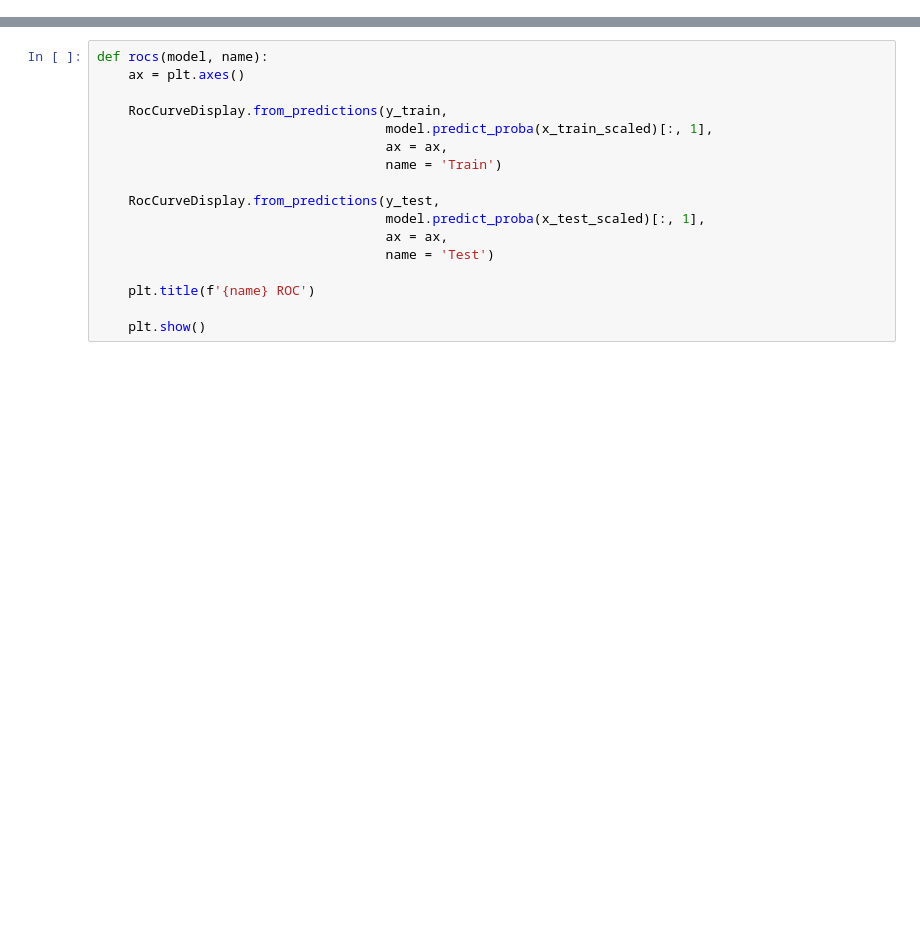
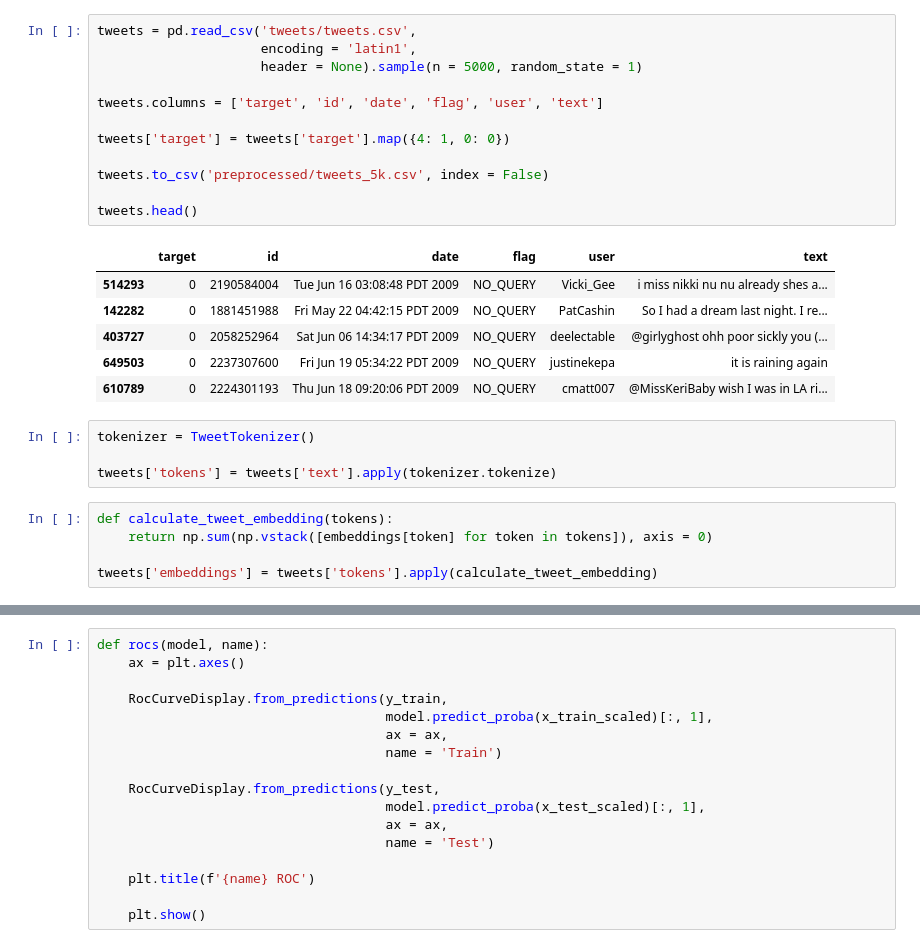
Before and after one commit to noahschulhof/twitter-classifier, a Jupyter notebook: models.ipynb, the cells around one changed output, grey strips where cells are left out. Drawn from its saved outputs; the diff is of its cells as text; blank space fills up the shorter version.

```diff
--- a/models.ipynb
+++ b/models.ipynb
@@ -33,0 +59,28 @@ import pickle
+# %%
+tweets = pd.read_csv('tweets/tweets.csv',
+                     encoding = 'latin1',
+                     header = None).sample(n = 5000, random_state = 1)
+
+tweets.columns = ['target', 'id', 'date', 'flag', 'user', 'text']
+
+tweets['target'] = tweets['target'].map({4: 1, 0: 0})
+
+tweets.to_csv('preprocessed/tweets_5k.csv', index = False)
+
+tweets.head()
+# %% [output]
+|  | target | id | date | flag | user | text |
+| 514293 | 0 | 2190584004 | Tue Jun 16 03:08:48 PDT 2009 | NO_QUERY | Vicki_Gee | i miss nikki nu nu already shes a... |
+| 142282 | 0 | 1881451988 | Fri May 22 04:42:15 PDT 2009 | NO_QUERY | PatCashin | So I had a dream last night. I re... |
+| 403727 | 0 | 2058252964 | Sat Jun 06 14:34:17 PDT 2009 | NO_QUERY | deelectable | @girlyghost ohh poor sickly you (... |
+| 649503 | 0 | 2237307600 | Fri Jun 19 05:34:22 PDT 2009 | NO_QUERY | justinekepa | it is raining again |
+| 610789 | 0 | 2224301193 | Thu Jun 18 09:20:06 PDT 2009 | NO_QUERY | cmatt007 | @MissKeriBaby wish I was in LA ri... |
+# %%
+tokenizer = TweetTokenizer()
+
+tweets['tokens'] = tweets['text'].apply(tokenizer.tokenize)
+# %%
+def calculate_tweet_embedding(tokens):
+    return np.sum(np.vstack([embeddings[token] for token in tokens]), axis = 0)
+
+tweets['embeddings'] = tweets['tokens'].apply(calculate_tweet_embedding)
```
Also changed, not shown: parts of 16 cells of this notebook, 1 other file.
